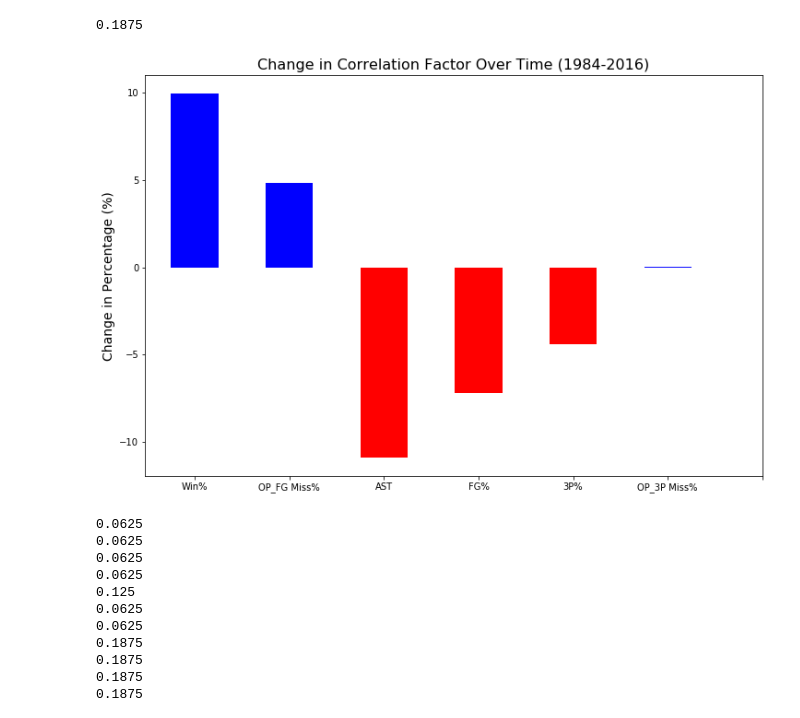
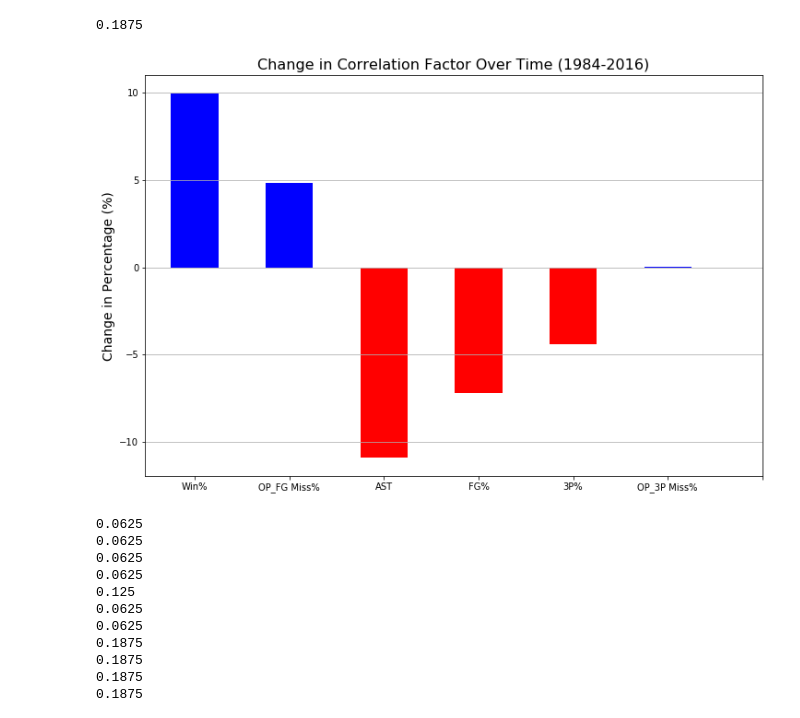
Before and after one commit to RM817/NBA-Playoff-Birth-Predicition-Model, a Jupyter notebook: Capstone1_Data2_Weighted.ipynb, the cells around one changed output. Saved outputs shown, nothing was run; the diff lists cells and outputs as text; code cells hidden in the pictures.

```diff
--- a/Capstone1_Data2_Weighted.ipynb
+++ b/Capstone1_Data2_Weighted.ipynb
@@ -2760,21 +2760,22 @@ OP_3P_MissPer_GF = 1.492e-05*32*100
 # %%
 x = range(6)
 negative_data = [0,0,AST_GF,FGPer_GF,ThreePer_GF,0]
 positive_data = [WinPer_GF,OP_FG_MissPer_GF,0,0,0,OP_3P_MissPer_GF]
 
 fig = plt.figure(figsize = (12,8))
 ax = plt.subplot()
 ax.bar(x, negative_data, width=0.5, color='r')
 ax.bar(x, positive_data, width=0.5, color='b')
 plt.xticks(np.arange(7),('Win%','OP_FG Miss%','AST','FG%','3P%','OP_3P Miss%'))
 plt.ylabel('Change in Percentage (%)',fontsize = 14)
 plt.title('Change in Correlation Factor Over Time (1984-2016)', fontsize = 16)
+plt.grid(True,axis='y')
 plt.savefig('Correlation_Over_Time.png')
 
 
 plt.show()
 # %% [output]
-[figure, old version]
+[figure, new version]
 # %%
 ErrorDF95_1 = DF_1995.sort_values(by=['Win%'], ascending = False).loc[:,'Playoff Birth']
 ErrorDF95_1 = ErrorDF95_1.reset_index(drop=True)
```
Also changed, not shown: parts of 2 cells of this notebook, 7 other files.
